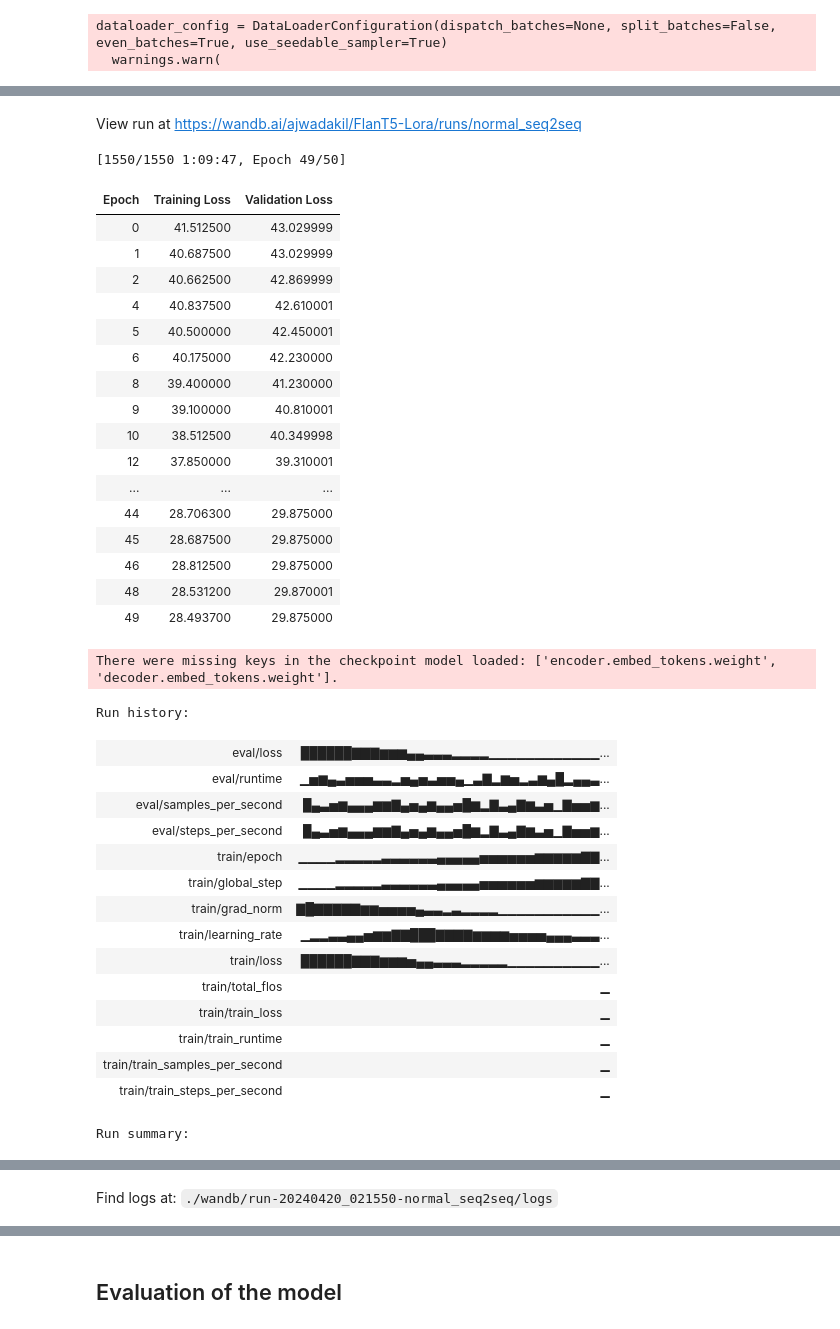
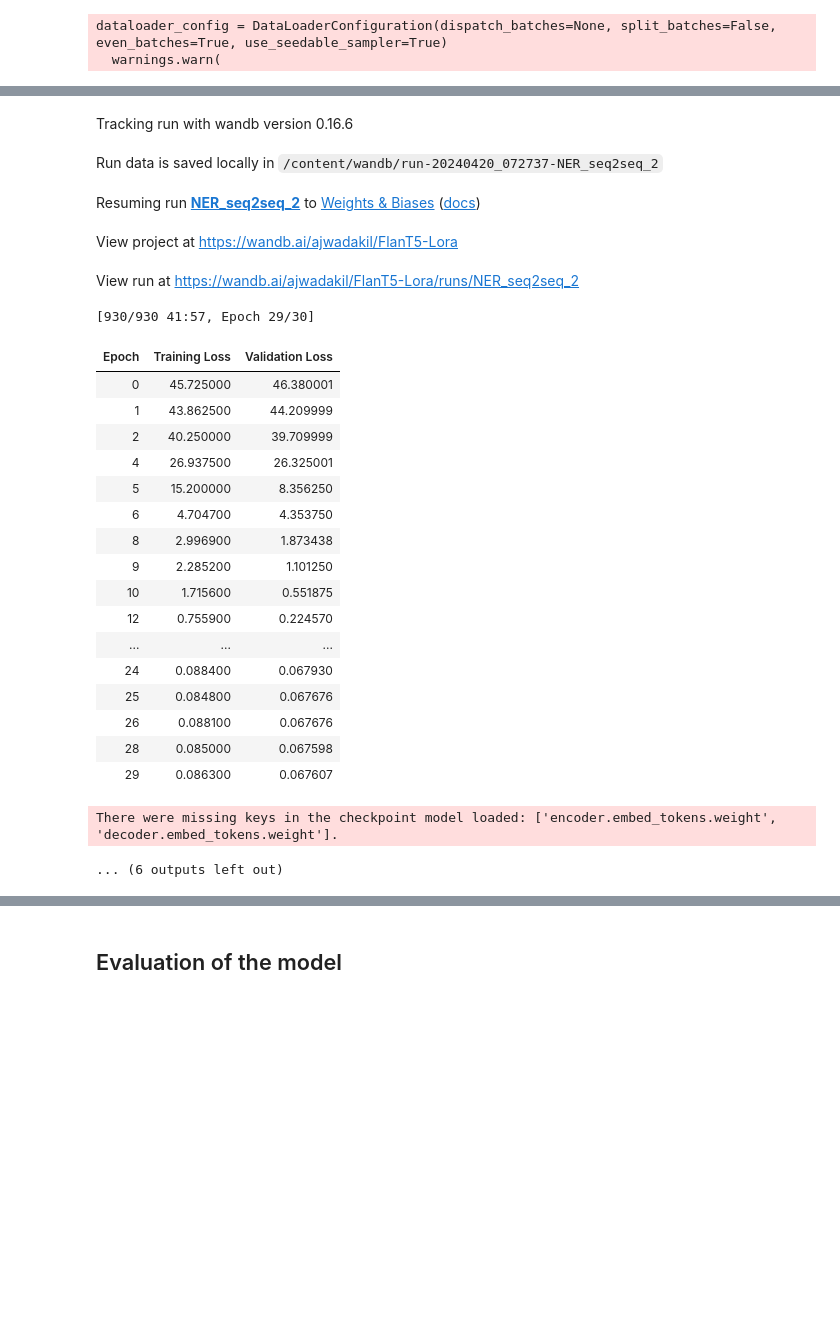
Before and after one commit to AJAkil/cs577_proj, a Jupyter notebook: notebooks/fine_tuning.ipynb, the cells around one changed output, grey strips where cells are left out. Drawn from its saved outputs; the diff is of its cells as text; code cells hidden in the pictures; blank space fills up the shorter version.

Commit message:
ner prompt 2 works best so far with lr 1e-4

```diff
--- a/notebooks/fine_tuning.ipynb
+++ b/notebooks/fine_tuning.ipynb
@@ -77,9 +73,9 @@ tqdm.pandas()
 import locale
 locale.getpreferredencoding = lambda: "UTF-8"
 # %%
-TRAIN_PATH = '/content/drive/MyDrive/cs577_proj_dataset/train.jsonl'
-VAL_PATH = '/content/drive/MyDrive/cs577_proj_dataset/validate.jsonl'
-TEST_PATH = '/content/drive/MyDrive/cs577_proj_dataset/test.jsonl'
+TRAIN_PATH = '/content/drive/MyDrive/cs577_proj_dataset/train_tagged.jsonl'
+VAL_PATH = '/content/drive/MyDrive/cs577_proj_dataset/validation_tagged.jsonl'
+TEST_PATH = '/content/drive/MyDrive/cs577_proj_dataset/test_tagged.jsonl'
 # %%
 random_seed = 0
 np.random.seed(random_seed)
@@ -185,6 +182,16 @@ NER_END_PRMPT = ''
+# %%
+#START_PROMPT = 'Summarize the following medical question using context around it.\n\n'
+#START_PROMPT = 'Read through the whole context and summarize the medical question\n\n'
+#END_PROMPT = '\n\nQuestion Summary:'
+#END_PROMPT = '\n\medical question summary:'
+NER_START_PROMPT_1 = 'Read through the whole context and summarize the medical question focusing on tags supplied within <> brackets.\n\n'
+NER_START_PROMPT_2 = 'Reading the context, shortly summarize the medical question focusing on tags within <>. Focus on <MEDICATION>,<DIAGNOSTIC_PROCEDURE> \
+<BIOLOGICAL_ATTRIBUTE>,<SIGN_SYMPTOM>,<BIOLOGICAL_STRUCTURE>,<DISEASE_DISORDER> if present.\n\n'
+NER_END_PROMPT_1= '\n\nQuestion Summary:'
+NER_END_PROMPT_2= '\n\nmedical question summary:'
 # %%
 def tokenize_function(example):
-    prompt = [START_PROMPT + question + END_PROMPT for question in example["inputs"]]
+    prompt = [NER_START_PROMPT_2 + question + NER_END_PROMPT_2 for question in example["inputs_tagged"]]
     example['input_ids'] = tokenizer(prompt, padding="max_length", truncation=True, return_tensors="pt").input_ids
     example['labels'] = tokenizer(example["target"], padding="max_length", truncation=True, return_tensors="pt").input_ids
 
@@ -308,11 +315,11 @@ DEVICE = "cuda" if torch.cuda.is_available() else "cpu"
 
 config = SimpleNamespace(
     # hyperparameters
-    learning_rate=1e-5,
+    learning_rate=1e-4,
     per_device_train_batch_size=16,
     per_device_eval_batch_size=16,
     gradient_accumulation_steps=4,
-    num_train_epochs=50,
+    num_train_epochs=30,
     save_steps=5,
     save_strategy='epoch', # we cannot set it to "no". Otherwise, the model cannot guess the best checkpoint.
     eval_steps=5,
@@ -354,6 +361,6 @@ dataloader_config = DataLoaderConfiguration(dispatch_batches=None, split_batches
 # free up GPU Memory
 torch.cuda.empty_cache()
 # %%
-with wandb.init(project=PROJECT, id="normal_seq2seq", resume='allow'):
+with wandb.init(project=PROJECT, id=WANDB_ID, resume='allow'):
   trainer.train()
 # %% [output]
@@ -364,36 +373,25 @@ View project at https://wandb.ai/ajwadakil/FlanT5-Lora
-View run at https://wandb.ai/ajwadakil/FlanT5-Lora/runs/normal_seq2seq
+Tracking run with wandb version 0.16.6
+Run data is saved locally in /content/wandb/run-20240420_072737-NER_seq2seq_2
+Resuming run NER_seq2seq_2 to Weights & Biases (docs)
+View project at https://wandb.ai/ajwadakil/FlanT5-Lora
+View run at https://wandb.ai/ajwadakil/FlanT5-Lora/runs/NER_seq2seq_2
-[1550/1550 1:09:47, Epoch 49/50]
+[930/930 41:57, Epoch 29/30]
 | Epoch | Training Loss | Validation Loss |
-| 0 | 41.512500 | 43.029999 |
-| 1 | 40.687500 | 43.029999 |
-| 2 | 40.662500 | 42.869999 |
-| 4 | 40.837500 | 42.610001 |
-| 5 | 40.500000 | 42.450001 |
-| 6 | 40.175000 | 42.230000 |
-| 8 | 39.400000 | 41.230000 |
-| 9 | 39.100000 | 40.810001 |
-| 10 | 38.512500 | 40.349998 |
-| 12 | 37.850000 | 39.310001 |
+| 0 | 45.725000 | 46.380001 |
+| 1 | 43.862500 | 44.209999 |
+| 2 | 40.250000 | 39.709999 |
+| 4 | 26.937500 | 26.325001 |
+| 5 | 15.200000 | 8.356250 |
+| 6 | 4.704700 | 4.353750 |
+| 8 | 2.996900 | 1.873438 |
+| 9 | 2.285200 | 1.101250 |
+| 10 | 1.715600 | 0.551875 |
+| 12 | 0.755900 | 0.224570 |
 | ... | ... | ... |
-| 44 | 28.706300 | 29.875000 |
-| 45 | 28.687500 | 29.875000 |
-| 46 | 28.812500 | 29.875000 |
-| 48 | 28.531200 | 29.870001 |
-| 49 | 28.493700 | 29.875000 |
+| 24 | 0.088400 | 0.067930 |
+| 25 | 0.084800 | 0.067676 |
+| 26 | 0.088100 | 0.067676 |
+| 28 | 0.085000 | 0.067598 |
+| 29 | 0.086300 | 0.067607 |
 There were missing keys in the checkpoint model loaded: ['encoder.embed_tokens.weight', 'decoder.embed_tokens.weight'].
-Run history:
+... (6 outputs left out)
-| eval/loss | ██████▇▇▇▆▆▆▄▄▃▃▃▂▂▂▂▁▁▁▁▁▁▁▁▁▁▁▁... |
-| eval/runtime | ▁▅▆▄▃▅▅▅▃▃▂▅▄▅▃▅▅▄▁▃▇▂▆▅▂▃▆▄█▂▄▄▃... |
-| eval/samples_per_second | █▄▃▅▆▄▄▄▆▆▇▄▅▄▆▄▄▅█▆▂▇▃▄▇▆▃▅▁▇▅▅▆... |
-| eval/steps_per_second | █▄▃▅▆▄▄▄▆▆▇▄▅▄▆▄▄▅█▆▂▇▃▄▇▆▃▅▁▇▅▅▆... |
-| train/epoch | ▁▁▁▁▂▂▂▂▂▃▃▃▃▃▃▄▄▄▄▄▅▅▅▅▅▅▆▆▆▆▆▇▇... |
-| train/global_step | ▁▁▁▁▂▂▂▂▂▃▃▃▃▃▃▄▄▄▄▄▅▅▅▅▅▅▆▆▆▆▆▇▇... |
-| train/grad_norm | ▇█▇▇▇▇▇▆▆▅▅▅▅▄▃▃▂▃▂▂▂▂▁▁▁▁▁▁▁▁▁▁▁... |
-| train/learning_rate | ▁▂▂▃▃▄▄▅▆▆▇▇███▇▇▇▇▆▆▆▆▅▅▅▅▄▄▄▃▃▃... |
-| train/loss | ██████▇▇▇▆▆▆▅▄▄▃▃▃▂▂▂▂▂▁▁▁▁▁▁▁▁▁▁... |
-| train/total_flos | ▁ |
-| train/train_loss | ▁ |
-| train/train_runtime | ▁ |
-| train/train_samples_per_second | ▁ |
-| train/train_steps_per_second | ▁ |
-Run summary:
@@ -417,4 +398,3 @@ Synced 4 W&B file(s), 0 media file(s), 0 artifact file(s) and 0 other file(s)
-Find logs at: ./wandb/run-20240420_021550-normal_seq2seq/logs
 # %%
 trainer.state.best_model_checkpoint
 # %% [output]
```
Also changed, not shown: parts of 21 cells of this notebook.
